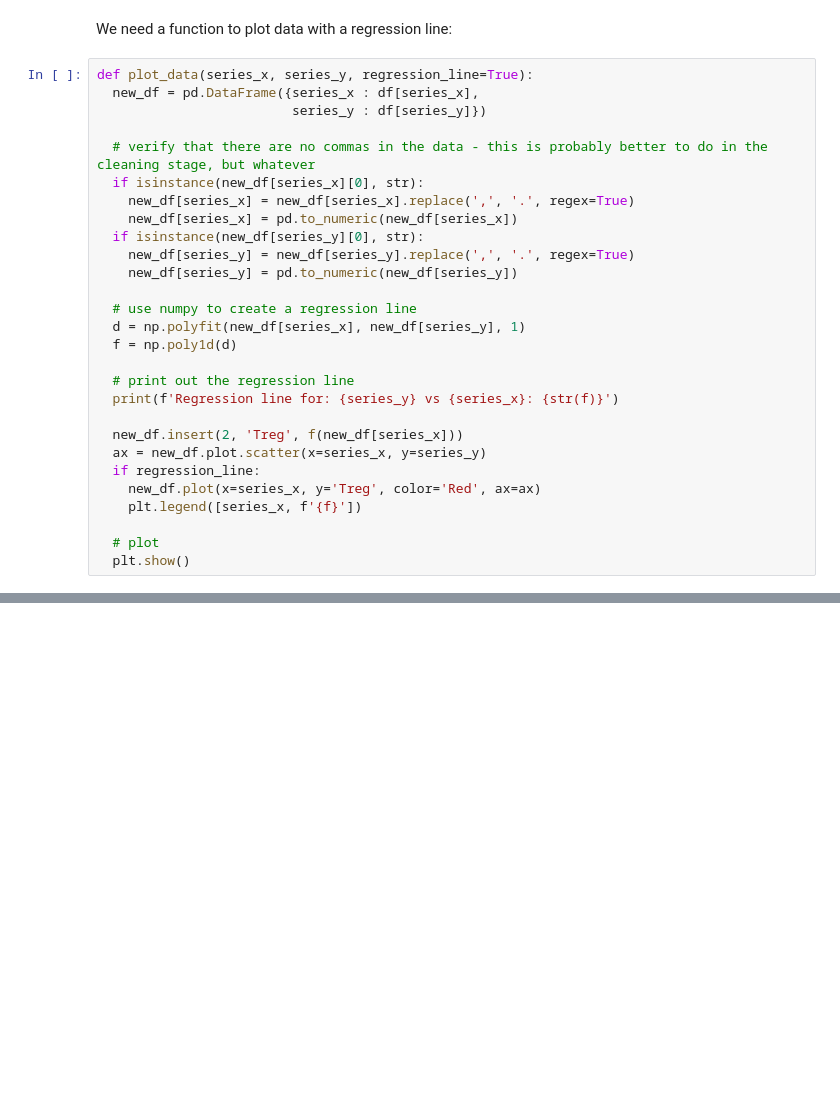
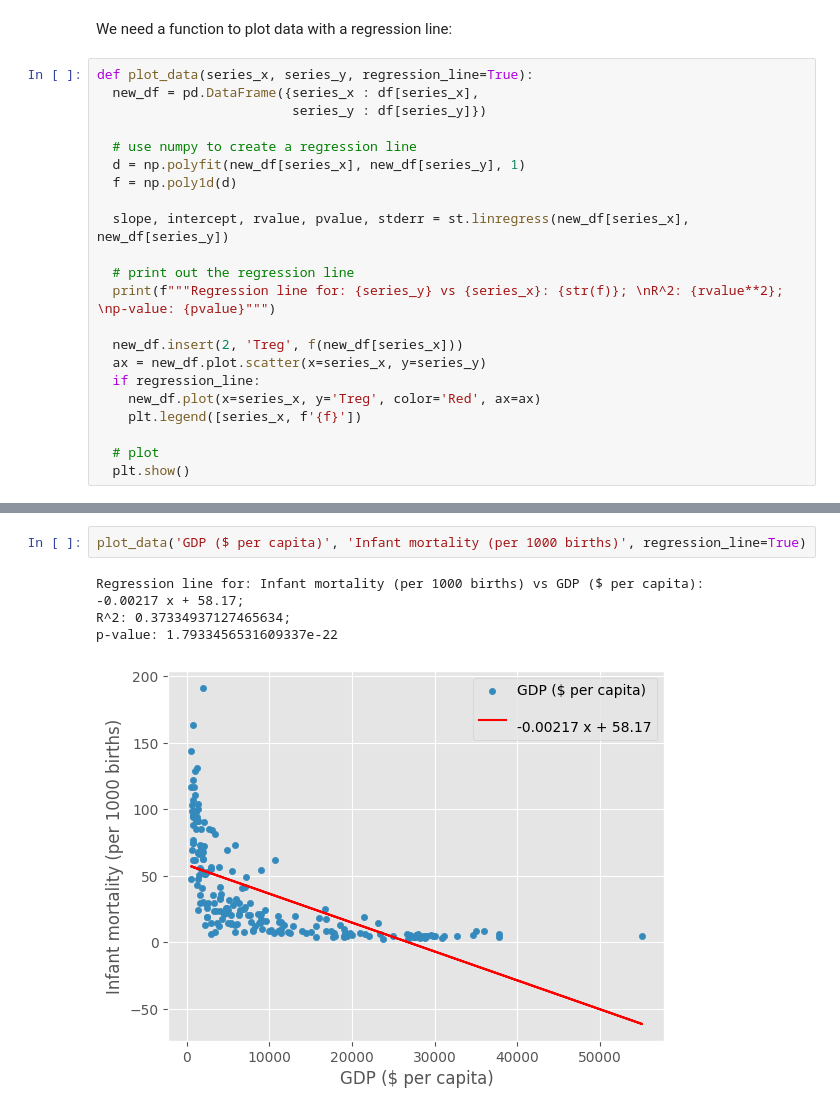
Before and after one commit to seanboe/stats_conetries, a Jupyter notebook: project.ipynb, the cells around one changed output, grey strips where cells are left out. Saved outputs shown, nothing was run; the diff lists cells and outputs as text; blank space fills up the shorter version.

```diff
--- a/project.ipynb
+++ b/project.ipynb
@@ -98,20 +113,14 @@ def plot_data(series_x, series_y, regression_line=True):
   new_df = pd.DataFrame({series_x : df[series_x],
                          series_y : df[series_y]})
 
-  # verify that there are no commas in the data - this is probably better to do in the cleaning stage, but whatever
-  if isinstance(new_df[series_x][0], str):
-    new_df[series_x] = new_df[series_x].replace(',', '.', regex=True)
-    new_df[series_x] = pd.to_numeric(new_df[series_x])
-  if isinstance(new_df[series_y][0], str):
-    new_df[series_y] = new_df[series_y].replace(',', '.', regex=True)
-    new_df[series_y] = pd.to_numeric(new_df[series_y])
-
   # use numpy to create a regression line
   d = np.polyfit(new_df[series_x], new_df[series_y], 1)
   f = np.poly1d(d)
 
+  slope, intercept, rvalue, pvalue, stderr = st.linregress(new_df[series_x], new_df[series_y])
+
   # print out the regression line
-  print(f'Regression line for: {series_y} vs {series_x}: {str(f)}')
+  print(f"""Regression line for: {series_y} vs {series_x}: {str(f)}; \nR^2: {rvalue**2}; \np-value: {pvalue}""")
 
   new_df.insert(2, 'Treg', f(new_df[series_x]))
   ax = new_df.plot.scatter(x=series_x, y=series_y)
@@ -131,0 +147,8 @@ Regression line for: Pop. Density (per sq. mi.) vs GDP ($ per capita):
+# %%
+plot_data('GDP ($ per capita)', 'Infant mortality (per 1000 births)', regression_line=True)
+# %% [output]
+Regression line for: Infant mortality (per 1000 births) vs GDP ($ per capita):
+-0.00217 x + 58.17;
+R^2: 0.37334937127465634;
+p-value: 1.7933456531609337e-22
+[figure, added]
```
Also changed, not shown: parts of 9 cells of this notebook, 1 other file.
